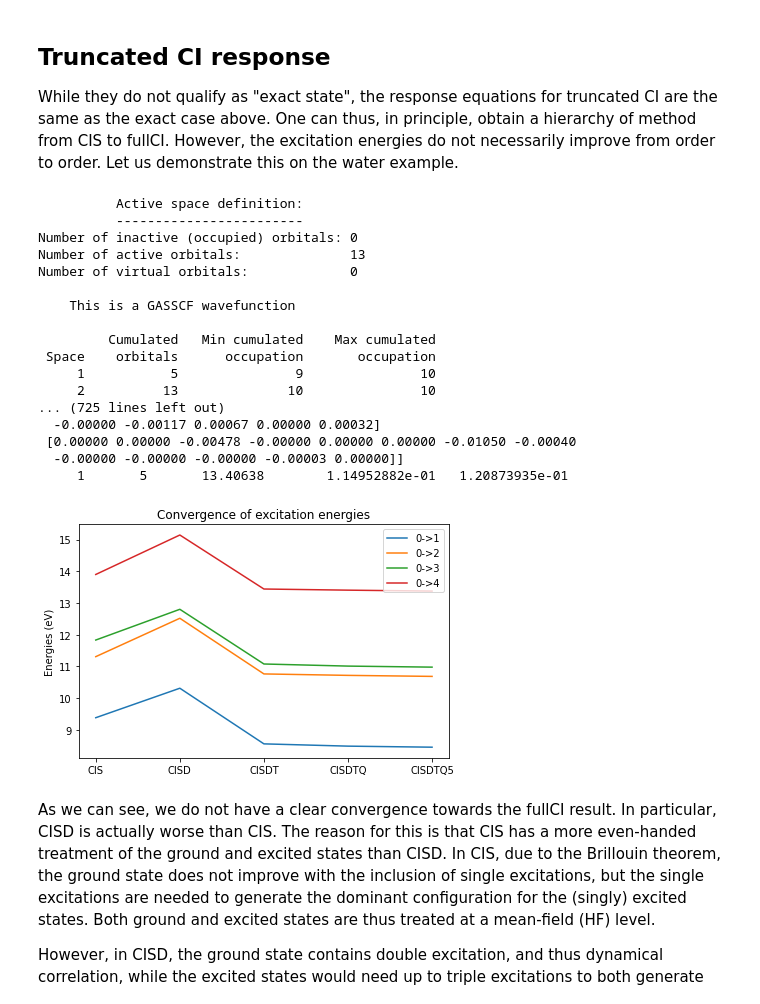
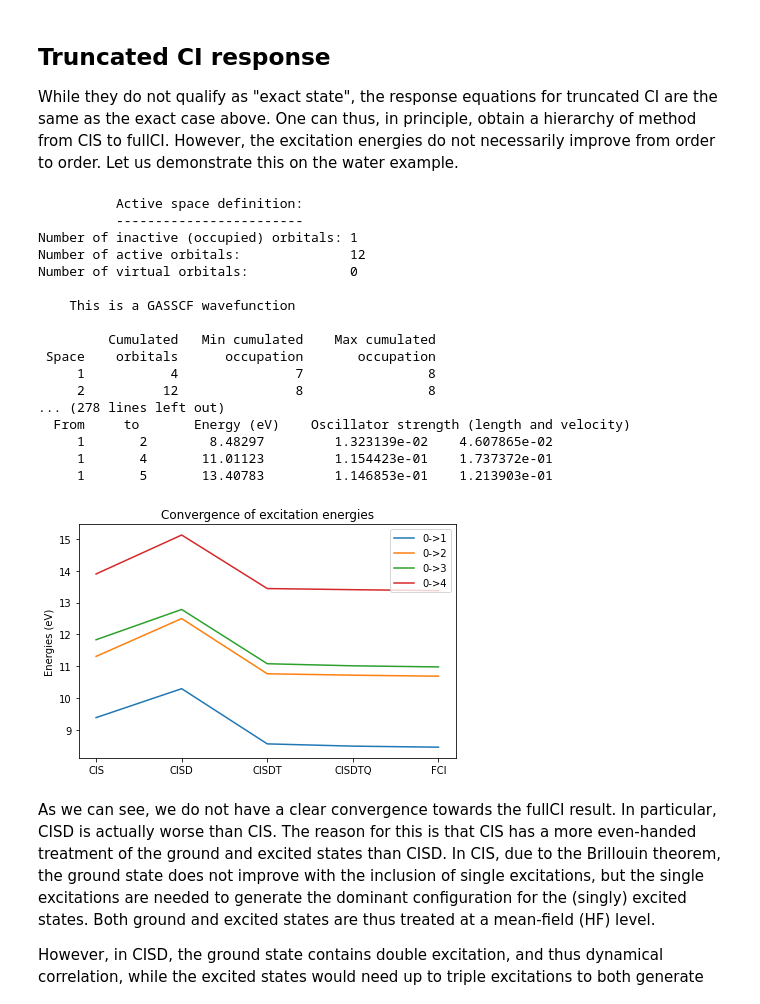
Before and after one commit to kthpanor/echem, a Jupyter notebook: docs/ci-response.ipynb, the cells around one changed output. Saved outputs shown, nothing was run; the diff lists cells and outputs as text; code cells hidden in the pictures.

```diff
--- a/docs/ci-response.ipynb
+++ b/docs/ci-response.ipynb
@@ -68,11 +65,11 @@ scf_drv = vlx.ScfRestrictedDriver()
 scf_drv.compute(molecule, basis)
 
 space=mtp.OrbSpace(molecule,scf_drv.mol_orbs)
-space.CAS(8,12) #FullCI with frozen 1s orbital
+space.FCI(nfrozen=1) #FullCI with frozen 1s orbital
 
 nstates=5
-cidrv=mtp.CIDriver(molecule,basis,space)
-cidrv.compute(nstates)
+cidrv=mtp.CIDriver()
+cidrv.compute(molecule,basis,space,nstates)
 
 CIVecs=cidrv.vecs
 # %% [output]
@@ -131,8 +128,8 @@ Excitation 0-> 4  energy: 13.376916731575843 eV oscillator strength: 0.114988218
 # %% [markdown]
 We thus obtain 3 visible transitions and one dark state (near-zero dipole oscillator strength). We obtain the exact same result by using the built-in class of multipsi:
 # %%
-SI=mtp.InterState(molecule,basis,CIVecs)
-DipOsc=SI.diposc()
+SI=mtp.InterState()
+DipOsc=SI.diposc(molecule,basis,CIVecs)
 # %% [output]
 List of oscillator strengths greather than 1e-10
 
@@ -159,51 +145,52 @@ nstates=5
 Energies=np.empty((5,nstates-1)) #nstates-1 transitions for CIS, CISD, CISDT and CISDTQ and FCI
 Energies[4,:]=au2ev*DipOsc['energies'] #Save the FullCI result
 #CIS to CISDTQ
+space=mtp.OrbSpace(molecule,scf_drv.mol_orbs)
+cidrv=mtp.CIDriver()
 for exc in range(1,5):
-    space=mtp.OrbSpace(molecule,scf_drv.mol_orbs)
-    space.CI(exc)
+    space.CI(exc,nfrozen=1)
 
-    cidrv=mtp.CIDriver(molecule,basis,space)
-    cidrv.compute(nstates)
+    cidrv=mtp.CIDriver()
+    cidrv.compute(molecule,basis,space, nstates)
 
-    SI=mtp.InterState(molecule,basis,cidrv.vecs)
-    DipOsc=SI.diposc()
+    SI=mtp.InterState()
+    DipOsc=SI.diposc(molecule,basis,cidrv.vecs)
 
     Energies[exc-1,:]=au2ev*DipOsc['energies']
 # %% [output]
           Active space definition:
           ------------------------
-Number of inactive (occupied) orbitals: 0
-Number of active orbitals:              13
+Number of inactive (occupied) orbitals: 1
+Number of active orbitals:              12
 Number of virtual orbitals:             0
 
     This is a GASSCF wavefunction
 
          Cumulated   Min cumulated    Max cumulated
  Space    orbitals      occupation       occupation
-     1           5               9               10
-     2          13              10               10
-... (725 lines left out)
-  -0.00000 -0.00117 0.00067 0.00000 0.00032]
- [0.00000 0.00000 -0.00478 -0.00000 0.00000 0.00000 -0.01050 -0.00040
-  -0.00000 -0.00000 -0.00000 -0.00003 0.00000]]
-     1       5       13.40638        1.14952882e-01   1.20873935e-01
+     1           4               7                8
+     2          12               8                8
+... (278 lines left out)
+  From     to       Energy (eV)    Oscillator strength (length and velocity)
+     1       2        8.48297         1.323139e-02    4.607865e-02
+     1       4       11.01123         1.154423e-01    1.737372e-01
+     1       5       13.40783         1.146853e-01    1.213903e-01
 # %%
 import matplotlib.pyplot as plt
 
 plt.figure(figsize=(6,4))
 x = np.array(range(1,6))
 plt.plot(x,Energies[:,0], label='0->1')
 plt.plot(x,Energies[:,1], label='0->2')
 plt.plot(x,Energies[:,2], label='0->3')
 plt.plot(x,Energies[:,3], label='0->4')
 plt.title('Convergence of excitation energies')
-plt.xticks([1, 2, 3, 4, 5], ['CIS', 'CISD', 'CISDT', 'CISDTQ', 'CISDTQ5'])
+plt.xticks([1, 2, 3, 4, 5], ['CIS', 'CISD', 'CISDT', 'CISDTQ', 'FCI'])
 plt.ylabel("Energies (eV)")
 plt.legend()
 plt.tight_layout(); plt.show()
 # %% [output]
-[figure, old version]
+[figure, new version]
 # %% [markdown]
 As we can see, we do not have a clear convergence towards the fullCI result. In particular, CISD is actually worse than CIS. The reason for this is that CIS has a more even-handed treatment of the ground and excited states than CISD. In CIS, due to the Brillouin theorem, the ground state does not improve with the inclusion of single excitations, but the single excitations are needed to generate the dominant configuration for the (singly) excited states. Both ground and excited states are thus treated at a mean-field (HF) level.
 
```
Also changed, not shown: parts of 9 cells of this notebook, 4 other files.
